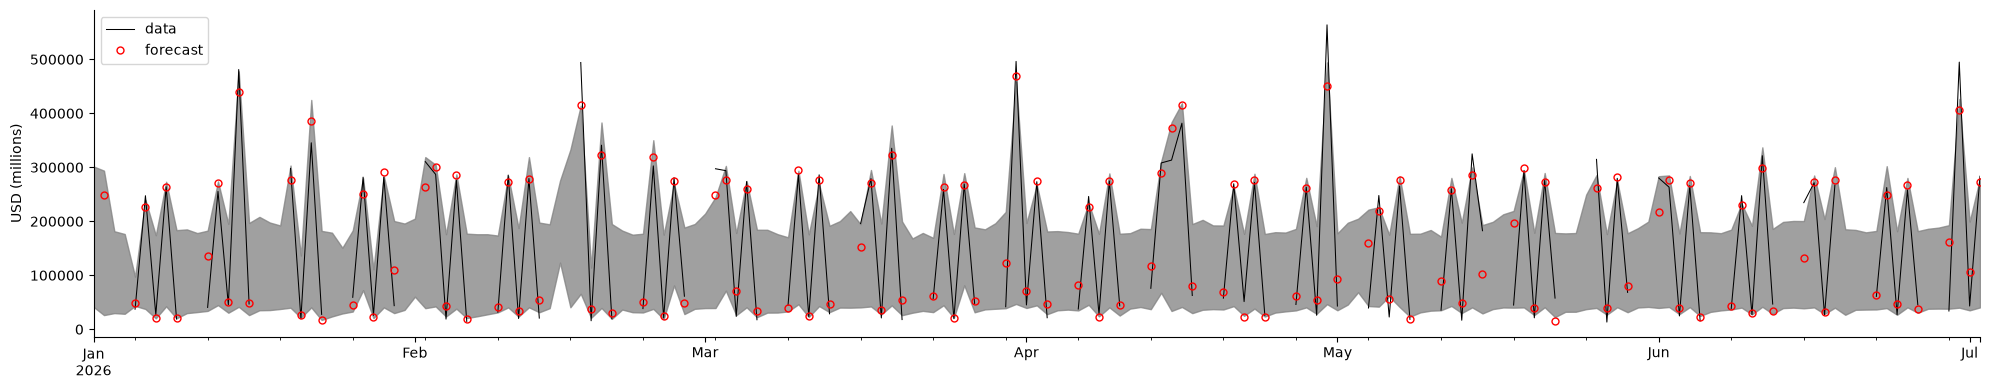
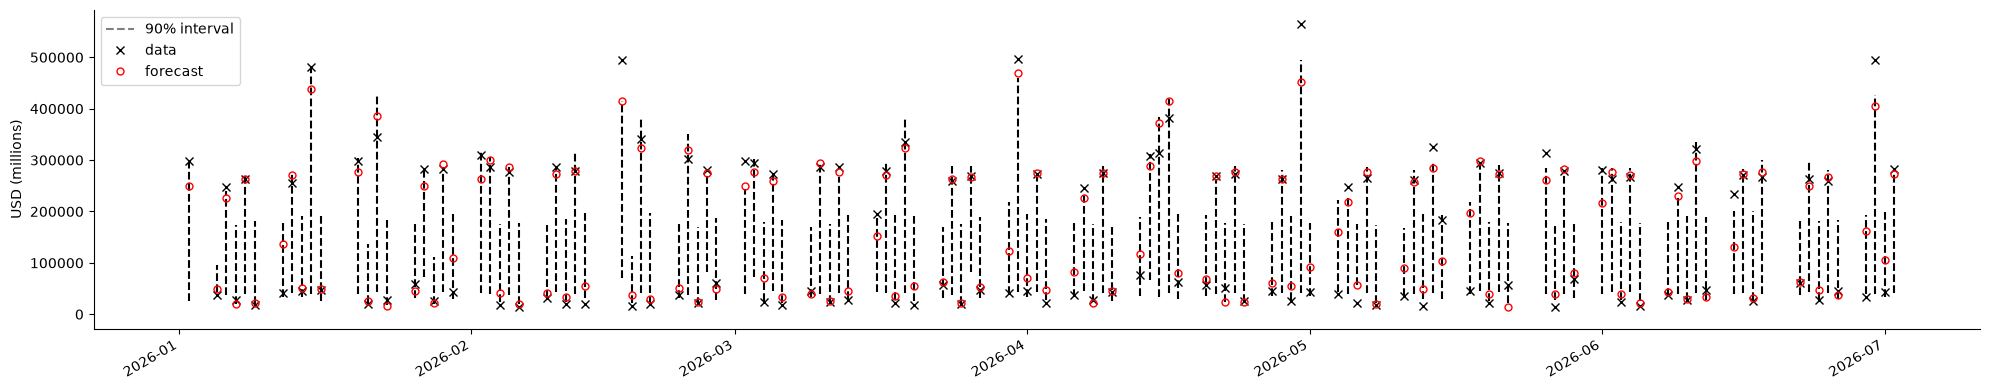
Code edit (unified diff) that turned the first committed figure into the second:
--- before
+++ after
@@ -1,16 +1,27 @@
 # prepare data for plot
 year_df = series.to_dataframe()
-year_df = year_df[year_df.index.year == 2026] # isolate 2025
+year_df = year_df[year_df.index.year == 2026]
 year_ts = TimeSeries.from_dataframe(year_df)
-obs = ~np.isnan(year_ts.values()).flatten() # plot only days with observations
+obs = ~np.isnan(year_ts.values()).flatten()
 xx = df_forecast.index[obs]
 yy = df_forecast.FLOW.values[obs]
-
-# plot a chart
-plt.figure(figsize=(20,4))
 int_low = q05.values().flatten()
 int_up = q95.values().flatten()
-plt.fill_between(df_forecast.index, int_low, int_up, color='grey', alpha=.75)
-year_ts.plot(color='k', linewidth=.75, label='data')
+
+
+plt.figure(figsize=(20, 4))
+interval_lines = plt.vlines(df_forecast.index, -1, -1, colors='grey', linewidth=1.5, linestyle='--', zorder=1, label='90% interval') # dummy line just for the legend
+for i, t in enumerate(df_forecast.index):
+    if obs[i]:
+        plt.plot(
+            [t, t],                 
+            [int_low[i], int_up[i]],
+            color='k',
+            linewidth=1.5,
+            solid_capstyle='butt',
+            linestyle='--',
+        )
+
+year_ts.plot(color='k', marker='x', linewidth=0., label='data')
 plt.plot(xx, yy, 'or', markersize=5, mfc='none', label='forecast')
 plt.ylabel('USD (millions)', fontweight='normal')
@@ -20,3 +31,2 @@
 plt.tight_layout()
 plt.show()
-

Commit: final adjustments